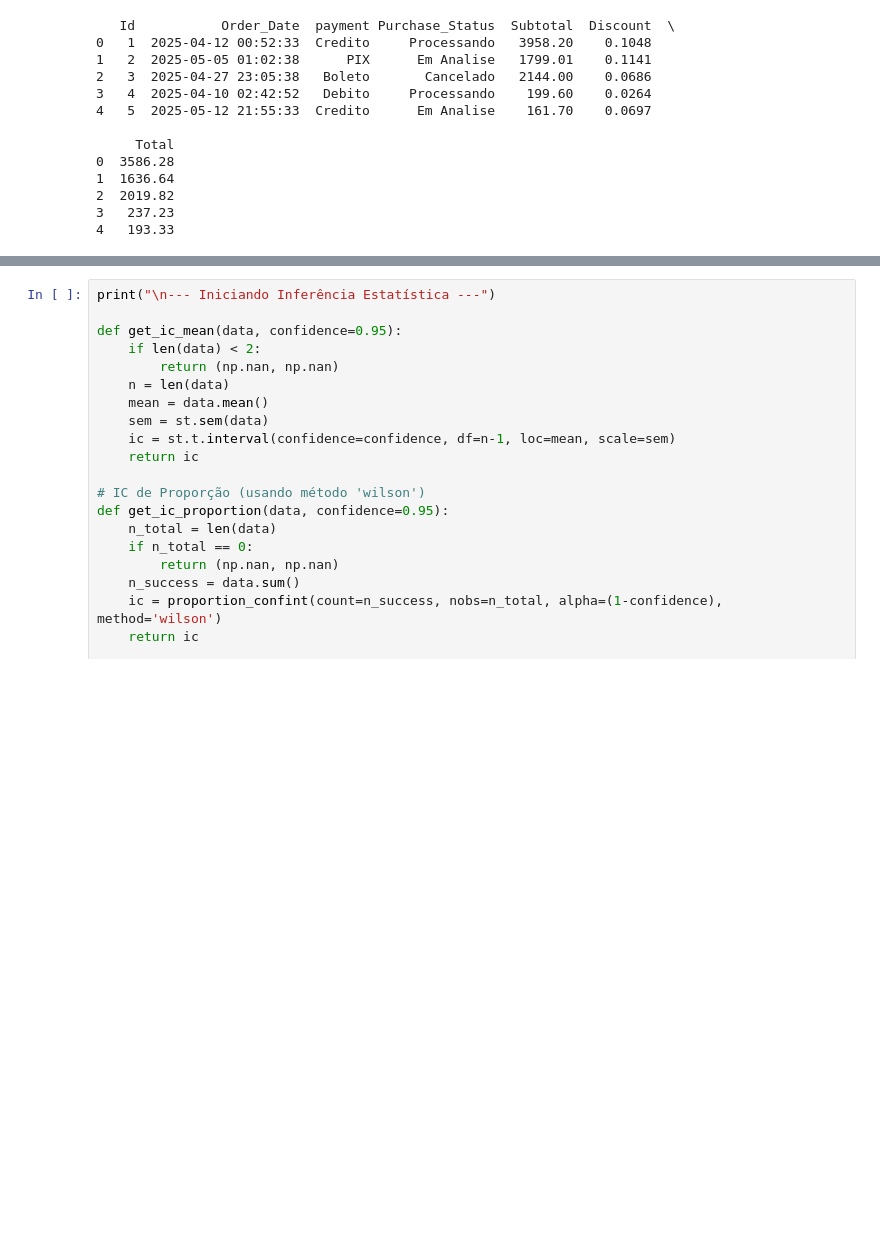
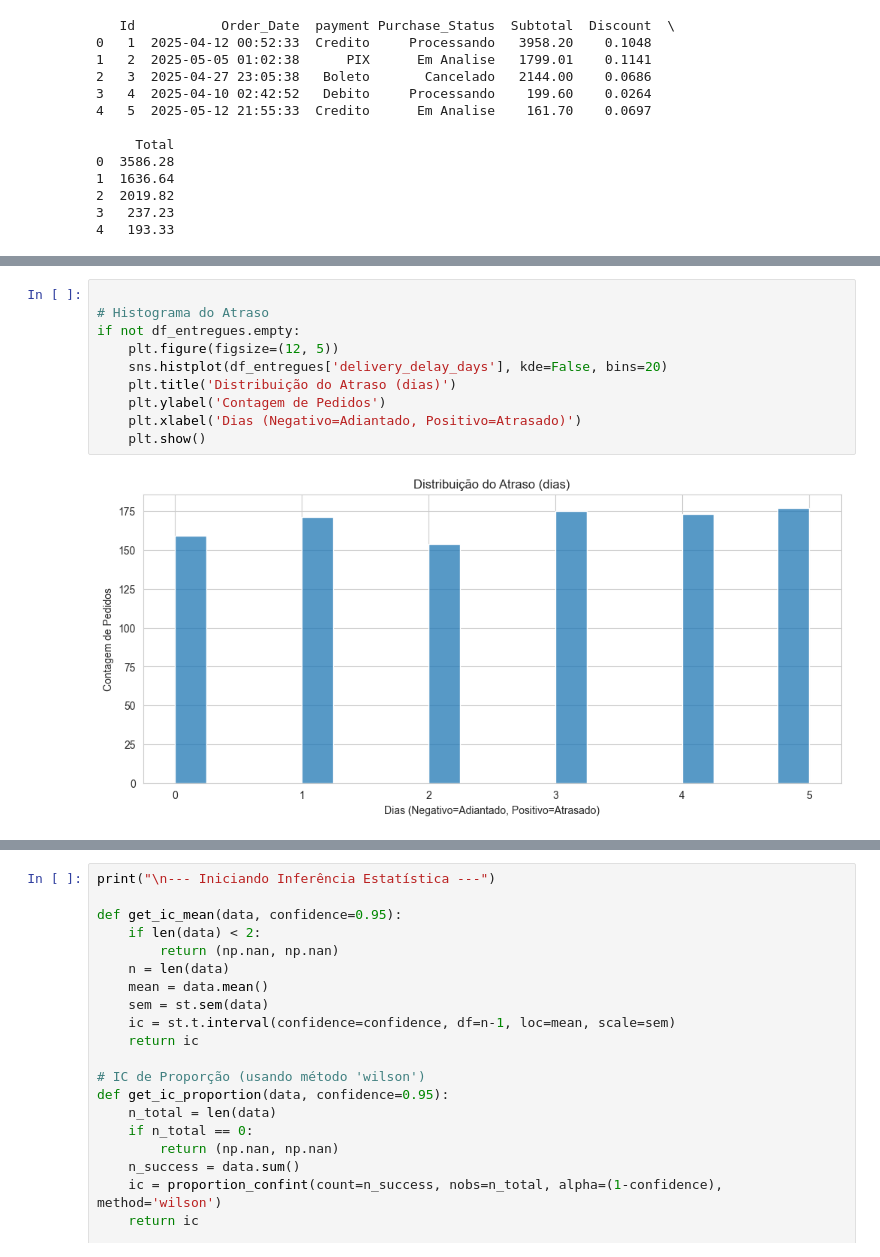
Before and after one commit to kaykyDias04/analytical-report-Statistics-Grade, a Jupyter notebook: ETL.ipynb, the cells around one changed output, grey strips where cells are left out. Saved outputs shown, nothing was run; the diff lists cells and outputs as text; blank space fills up the shorter version.

```diff
--- a/ETL.ipynb
+++ b/ETL.ipynb
@@ -332,0 +234,12 @@ plt.show()
+# %%
+
+# Histograma do Atraso
+if not df_entregues.empty:
+    plt.figure(figsize=(12, 5))
+    sns.histplot(df_entregues['delivery_delay_days'], kde=False, bins=20)
+    plt.title('Distribuição do Atraso (dias)')
+    plt.ylabel('Contagem de Pedidos')
+    plt.xlabel('Dias (Negativo=Adiantado, Positivo=Atrasado)')
+    plt.show()
+# %% [output]
+[figure, added]
```
Also changed, not shown: parts of 13 cells of this notebook.
